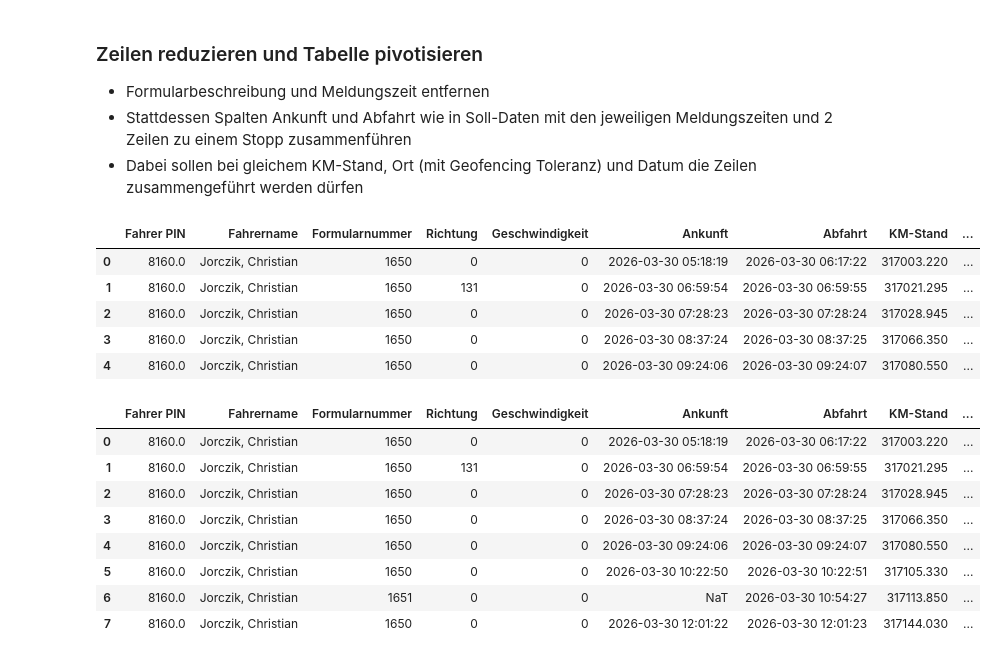
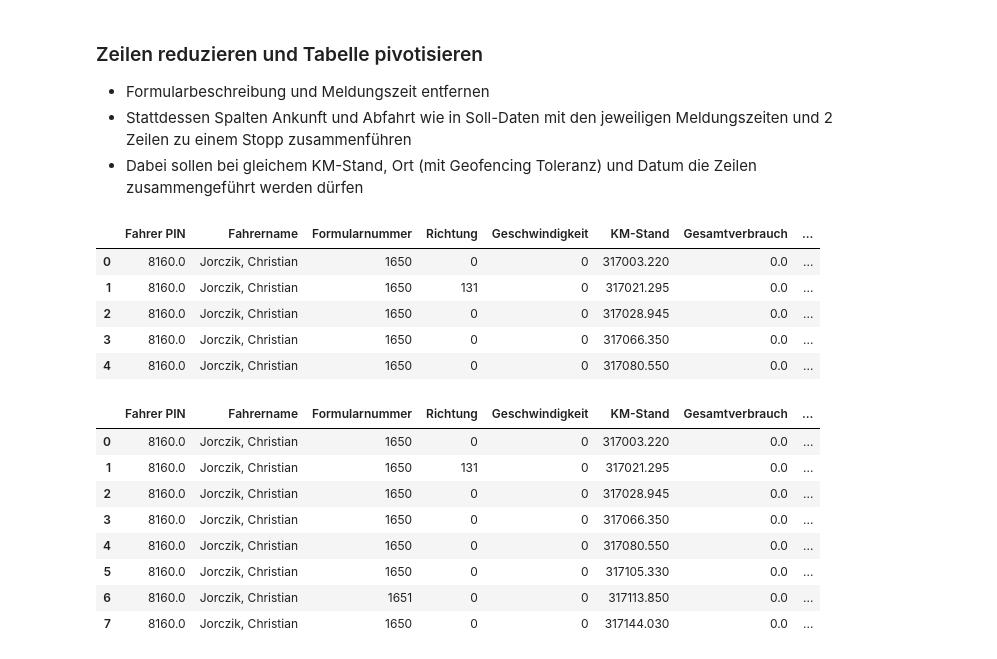
Before and after one commit to junguy01/transport_optimization, a Jupyter notebook: Application_neustes.ipynb, the cells around one changed output. Drawn from its saved outputs; the diff is of its cells as text; code cells hidden in the pictures.

```diff
--- a/Application_neustes.ipynb
+++ b/Application_neustes.ipynb
@@ -1245,7 +1245,7 @@ df["Ankunft"] = df["Meldungszeit"].where(df["Formularbeschreibung"] == "Ankunft
 # Ursprüngliche Spaltenreihenfolge merken, ohne die später entfernten Spalten
 original_cols = [c for c in df.columns if c not in ["Formularbeschreibung", "Meldungszeit", "_row_order"]]
 km_pos = original_cols.index("KM-Stand")
-final_order = original_cols[:km_pos] + ["Ankunft", "Abfahrt"] + original_cols[km_pos:]
+final_order = original_cols[:km_pos] + original_cols[km_pos:]
 
 # Numerische Hilfsspalten erzeugen
 for col in ["Breitengrad", "Längengrad", "KM-Stand"]:
@@ -1333,51 +1333,51 @@ helper_cols = [
     "Breitengrad_num", "Längengrad_num", "KM-Stand_num",
     "Meldungszeit_dt", "_row_order", "cluster_id"
 ]
 
 agg_dict = {
     col: "first"
     for col in df.columns
     if col not in helper_cols + ["Ankunft", "Abfahrt"]
 }
 agg_dict["Ankunft"] = "first"
 agg_dict["Abfahrt"] = "first"
 agg_dict["_row_order"] = "min"
 
 df_stops = (
     df.groupby("cluster_id", dropna=False, as_index=False)
       .agg(agg_dict)
 )
 
 # Reihenfolge nach erster Originalzeile wiederherstellen
 df_stops = df_stops.sort_values("_row_order", kind="stable").reset_index(drop=True)
 
 # Hilfsspalte entfernen und gewünschte Spaltenreihenfolge setzen
 df_stops = df_stops.drop(columns=["cluster_id", "_row_order"])
 df_stops = df_stops[final_order]
 
 # Optional speichern
 # df_stops.to_csv("df_merged_clean_stops_geofence_ordered.csv", index=False)
 
 df_stops.head()
 # %% [output]
-|  | Fahrer PIN | Fahrername | Formularnummer | Richtung | Geschwindigkeit | Ankunft | Abfahrt | KM-Stand | ... |
-| 0 | 8160.0 | Jorczik, Christian | 1650 | 0 | 0 | 2026-03-30 05:18:19 | 2026-03-30 06:17:22 | 317003.220 | ... |
-| 1 | 8160.0 | Jorczik, Christian | 1650 | 131 | 0 | 2026-03-30 06:59:54 | 2026-03-30 06:59:55 | 317021.295 | ... |
-| 2 | 8160.0 | Jorczik, Christian | 1650 | 0 | 0 | 2026-03-30 07:28:23 | 2026-03-30 07:28:24 | 317028.945 | ... |
-| 3 | 8160.0 | Jorczik, Christian | 1650 | 0 | 0 | 2026-03-30 08:37:24 | 2026-03-30 08:37:25 | 317066.350 | ... |
-| 4 | 8160.0 | Jorczik, Christian | 1650 | 0 | 0 | 2026-03-30 09:24:06 | 2026-03-30 09:24:07 | 317080.550 | ... |
+|  | Fahrer PIN | Fahrername | Formularnummer | Richtung | Geschwindigkeit | KM-Stand | Gesamtverbrauch | ... |
+| 0 | 8160.0 | Jorczik, Christian | 1650 | 0 | 0 | 317003.220 | 0.0 | ... |
+| 1 | 8160.0 | Jorczik, Christian | 1650 | 131 | 0 | 317021.295 | 0.0 | ... |
+| 2 | 8160.0 | Jorczik, Christian | 1650 | 0 | 0 | 317028.945 | 0.0 | ... |
+| 3 | 8160.0 | Jorczik, Christian | 1650 | 0 | 0 | 317066.350 | 0.0 | ... |
+| 4 | 8160.0 | Jorczik, Christian | 1650 | 0 | 0 | 317080.550 | 0.0 | ... |
 # %%
 df_stops[df_stops.TOURNR == 'H/42647']
 # %% [output]
-|  | Fahrer PIN | Fahrername | Formularnummer | Richtung | Geschwindigkeit | Ankunft | Abfahrt | KM-Stand | ... |
-| 0 | 8160.0 | Jorczik, Christian | 1650 | 0 | 0 | 2026-03-30 05:18:19 | 2026-03-30 06:17:22 | 317003.220 | ... |
-| 1 | 8160.0 | Jorczik, Christian | 1650 | 131 | 0 | 2026-03-30 06:59:54 | 2026-03-30 06:59:55 | 317021.295 | ... |
-| 2 | 8160.0 | Jorczik, Christian | 1650 | 0 | 0 | 2026-03-30 07:28:23 | 2026-03-30 07:28:24 | 317028.945 | ... |
-| 3 | 8160.0 | Jorczik, Christian | 1650 | 0 | 0 | 2026-03-30 08:37:24 | 2026-03-30 08:37:25 | 317066.350 | ... |
-| 4 | 8160.0 | Jorczik, Christian | 1650 | 0 | 0 | 2026-03-30 09:24:06 | 2026-03-30 09:24:07 | 317080.550 | ... |
-| 5 | 8160.0 | Jorczik, Christian | 1650 | 0 | 0 | 2026-03-30 10:22:50 | 2026-03-30 10:22:51 | 317105.330 | ... |
-| 6 | 8160.0 | Jorczik, Christian | 1651 | 0 | 0 | NaT | 2026-03-30 10:54:27 | 317113.850 | ... |
-| 7 | 8160.0 | Jorczik, Christian | 1650 | 0 | 0 | 2026-03-30 12:01:22 | 2026-03-30 12:01:23 | 317144.030 | ... |
+|  | Fahrer PIN | Fahrername | Formularnummer | Richtung | Geschwindigkeit | KM-Stand | Gesamtverbrauch | ... |
+| 0 | 8160.0 | Jorczik, Christian | 1650 | 0 | 0 | 317003.220 | 0.0 | ... |
+| 1 | 8160.0 | Jorczik, Christian | 1650 | 131 | 0 | 317021.295 | 0.0 | ... |
+| 2 | 8160.0 | Jorczik, Christian | 1650 | 0 | 0 | 317028.945 | 0.0 | ... |
+| 3 | 8160.0 | Jorczik, Christian | 1650 | 0 | 0 | 317066.350 | 0.0 | ... |
+| 4 | 8160.0 | Jorczik, Christian | 1650 | 0 | 0 | 317080.550 | 0.0 | ... |
+| 5 | 8160.0 | Jorczik, Christian | 1650 | 0 | 0 | 317105.330 | 0.0 | ... |
+| 6 | 8160.0 | Jorczik, Christian | 1651 | 0 | 0 | 317113.850 | 0.0 | ... |
+| 7 | 8160.0 | Jorczik, Christian | 1650 | 0 | 0 | 317144.030 | 0.0 | ... |
 # %%
 df_stops.to_csv('Ist-Daten.csv', index=False)
 # %%
```
Also changed, not shown: parts of 3 cells of this notebook, 3 other files.
